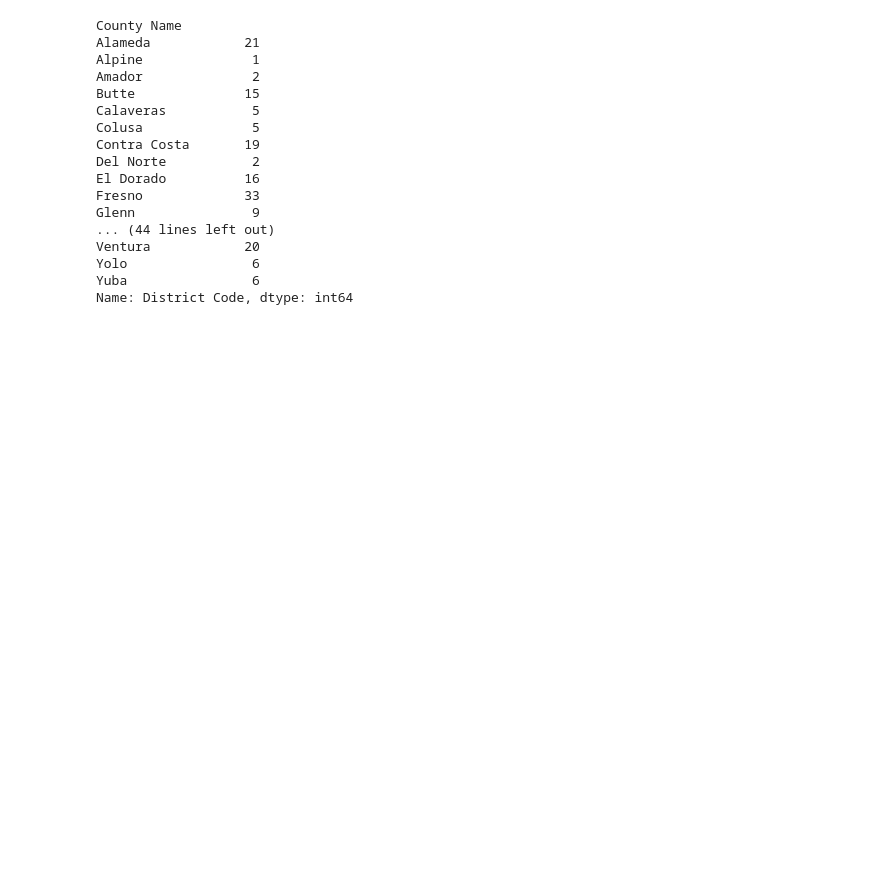
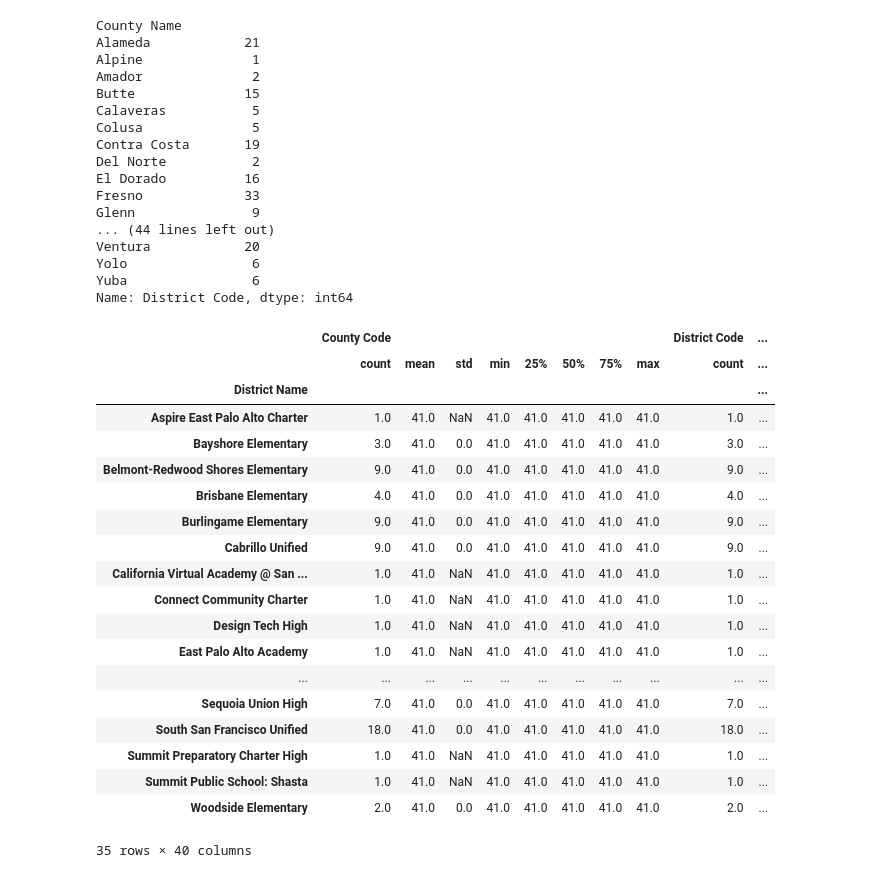
Before and after one commit to Priti001/Class_Project, a Jupyter notebook: School_Exploratory_avl.ipynb, the cells around one changed output. Saved outputs shown, nothing was run; the diff lists cells and outputs as text; code cells hidden in the pictures; blank space fills up the shorter version.

```diff
--- a/School_Exploratory_avl.ipynb
+++ b/School_Exploratory_avl.ipynb
@@ -72,3 +89,26 @@ Ventura            20
 Yolo                6
 Yuba                6
 Name: District Code, dtype: int64
+# %%
+test_scores2.loc[test_scores2['County Name']=='San Mateo'].groupby(['District Name']).describe()
+# %% [output]
+|  | County Code |  |  |  |  |  |  |  | District Code | ... |
+|  | count | mean | std | min | 25% | 50% | 75% | max | count | ... |
+| District Name |  |  |  |  |  |  |  |  |  | ... |
+| Aspire East Palo Alto Charter | 1.0 | 41.0 | NaN | 41.0 | 41.0 | 41.0 | 41.0 | 41.0 | 1.0 | ... |
+| Bayshore Elementary | 3.0 | 41.0 | 0.0 | 41.0 | 41.0 | 41.0 | 41.0 | 41.0 | 3.0 | ... |
+| Belmont-Redwood Shores Elementary | 9.0 | 41.0 | 0.0 | 41.0 | 41.0 | 41.0 | 41.0 | 41.0 | 9.0 | ... |
+| Brisbane Elementary | 4.0 | 41.0 | 0.0 | 41.0 | 41.0 | 41.0 | 41.0 | 41.0 | 4.0 | ... |
+| Burlingame Elementary | 9.0 | 41.0 | 0.0 | 41.0 | 41.0 | 41.0 | 41.0 | 41.0 | 9.0 | ... |
+| Cabrillo Unified | 9.0 | 41.0 | 0.0 | 41.0 | 41.0 | 41.0 | 41.0 | 41.0 | 9.0 | ... |
+| California Virtual Academy @ San ... | 1.0 | 41.0 | NaN | 41.0 | 41.0 | 41.0 | 41.0 | 41.0 | 1.0 | ... |
+| Connect Community Charter | 1.0 | 41.0 | NaN | 41.0 | 41.0 | 41.0 | 41.0 | 41.0 | 1.0 | ... |
+| Design Tech High | 1.0 | 41.0 | NaN | 41.0 | 41.0 | 41.0 | 41.0 | 41.0 | 1.0 | ... |
+| East Palo Alto Academy | 1.0 | 41.0 | NaN | 41.0 | 41.0 | 41.0 | 41.0 | 41.0 | 1.0 | ... |
+| ... | ... | ... | ... | ... | ... | ... | ... | ... | ... | ... |
+| Sequoia Union High | 7.0 | 41.0 | 0.0 | 41.0 | 41.0 | 41.0 | 41.0 | 41.0 | 7.0 | ... |
+| South San Francisco Unified | 18.0 | 41.0 | 0.0 | 41.0 | 41.0 | 41.0 | 41.0 | 41.0 | 18.0 | ... |
+| Summit Preparatory Charter High | 1.0 | 41.0 | NaN | 41.0 | 41.0 | 41.0 | 41.0 | 41.0 | 1.0 | ... |
+| Summit Public School: Shasta | 1.0 | 41.0 | NaN | 41.0 | 41.0 | 41.0 | 41.0 | 41.0 | 1.0 | ... |
+| Woodside Elementary | 2.0 | 41.0 | 0.0 | 41.0 | 41.0 | 41.0 | 41.0 | 41.0 | 2.0 | ... |
+35 rows × 40 columns
```
Also changed, not shown: parts of 1 cell of this notebook.
